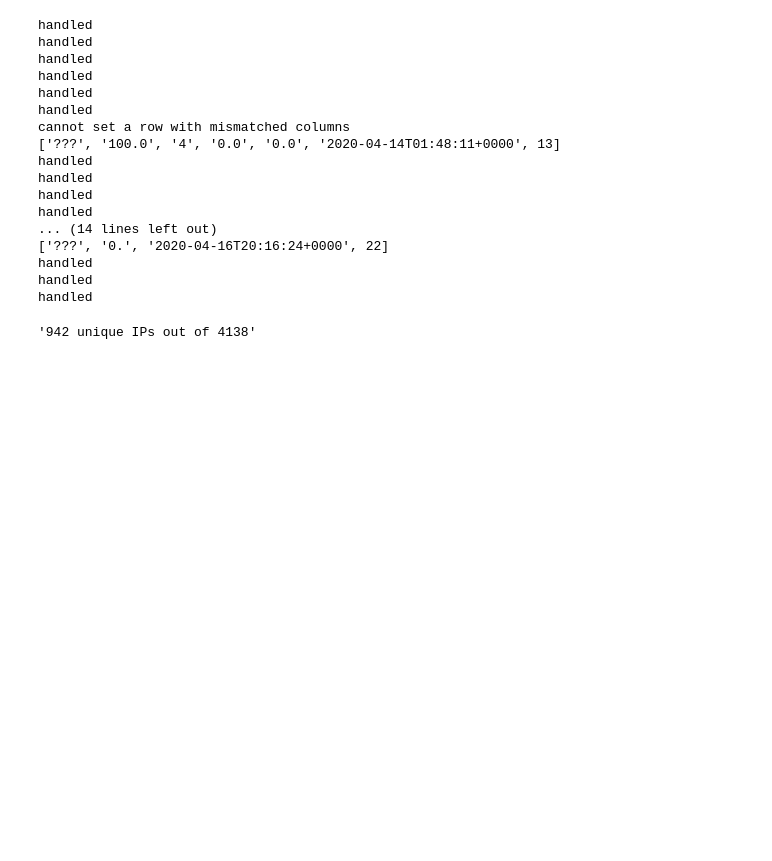
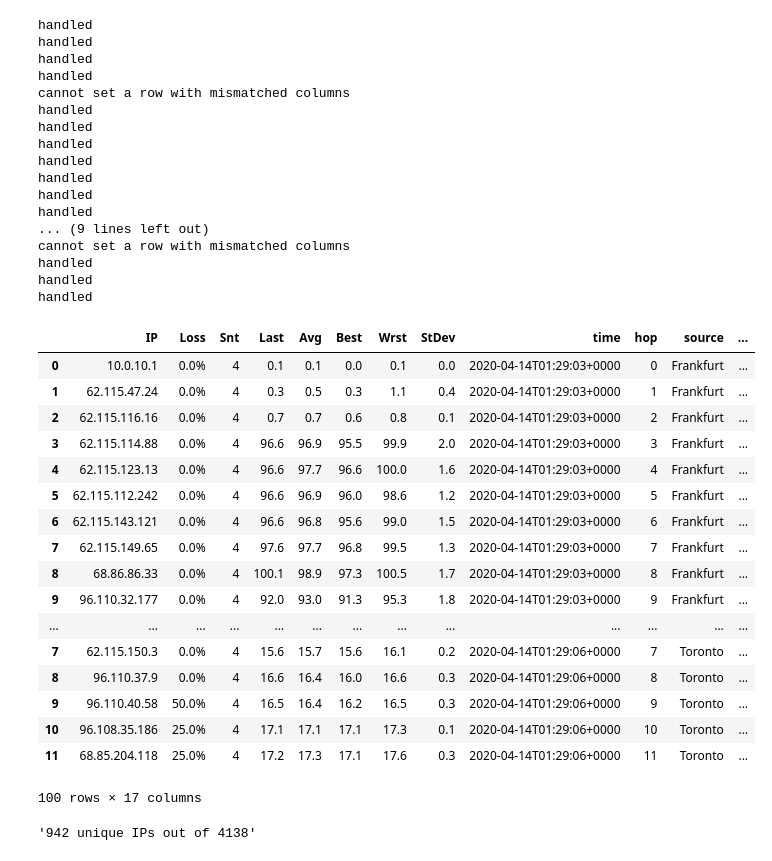
Before and after one commit to liampeng1/NetworksProject, a Jupyter notebook: Project3DataAnalysis.ipynb, the cells around one changed output. Drawn from its saved outputs; the diff is of its cells as text; code cells hidden in the pictures; blank space fills up the shorter version.

Commit message:
added columns to routes_df

```diff
--- a/Project3DataAnalysis.ipynb
+++ b/Project3DataAnalysis.ipynb
@@ -38,22 +36,25 @@ columns = ['IP', 'Loss', 'Snt', 'Last', 'Avg', 'Best', 'Wrst', 'StDev', 'time',
 # %%
 import numpy as np
 # %%
-def append_to_routes_df(traceroutes, routes_df):
-    city_chunks = traceroutes.split('Start')[1:]
-    for j, route in enumerate(city_chunks):
-        route_lines = route.split('\n')
-        time = route_lines[0].split()[1]
-        route_df = pd.DataFrame(columns=columns)
-        lines = route_lines[2:]
-        city_route = [line.split()[1:] for line in lines]
-        for i, line in enumerate(city_route):
-            if len(line) > 1:
-                try:
-                    line.append(time)
-                    line.append(i) # i is order
+def append_to_routes_df(submission, routes_df, route_number):
+    timestamp, email, score, traceroutes, blank1, IP_ISP, zip_code, time_zone, area, blank2 = submission
+    city_chunks = traceroutes.split('Start')
+#     print (city_chunks)
+    for j, route in enumerate(city_chunks[1:]):
+        try:
+            source = cities[j]
+            route_lines = route.split('\n')
+            time = route_lines[0].split()[1]
+            route_df = pd.DataFrame(columns=columns)
+            lines = route_lines[2:]
+            city_route = [line.split()[1:] for line in lines]
+            for i, line in enumerate(city_route):
+                if len(line) > 1:
+                    line = line + [time, i, source, route_number, email, IP_ISP, zip_code, time_zone, area]
+    #                     print (len(line))
                     route_df.loc[i] = line
-                except Exception as e:
-                    print (e)
-                    print (line)
-        routes_df = routes_df.append(route_df)
+            routes_df = routes_df.append(route_df)
+        except Exception as e:
+            print (e)
+        route_number += 1
     return routes_df
@@ -60,30 +65,53 @@ def append_to_routes_df(traceroutes, routes_df):
 # %%
 routes_df = pd.DataFrame(columns=columns)
-for traceroutes in traceroute_data_raw:
+route_number = 0
+for submission in submissions_raw[2:]:
     try:
-        routes_df = append_to_routes_df(traceroutes, routes_df)
+#         print (len(submission))
+        routes_df = append_to_routes_df(submission, routes_df, route_number)
         print ('handled')
     except Exception as e:
         print ('Cannot Handle')
         print (e)
 # %% [output]
+handled
+handled
+handled
+handled
+cannot set a row with mismatched columns
 handled
 handled
 handled
 handled
 handled
 handled
+handled
+... (9 lines left out)
 cannot set a row with mismatched columns
-['???', '100.0', '4', '0.0', '0.0', '2020-04-14T01:48:11+0000', 13]
 handled
 handled
 handled
-handled
-... (14 lines left out)
-['???', '0.', '2020-04-16T20:16:24+0000', 22]
-handled
-handled
-handled
+# %%
+routes_df[:100]
+# %% [output]
+|  | IP | Loss | Snt | Last | Avg | Best | Wrst | StDev | time | hop | source | ... |
+| 0 | 10.0.10.1 | 0.0% | 4 | 0.1 | 0.1 | 0.0 | 0.1 | 0.0 | 2020-04-14T01:29:03+0000 | 0 | Frankfurt | ... |
+| 1 | 62.115.47.24 | 0.0% | 4 | 0.3 | 0.5 | 0.3 | 1.1 | 0.4 | 2020-04-14T01:29:03+0000 | 1 | Frankfurt | ... |
+| 2 | 62.115.116.16 | 0.0% | 4 | 0.7 | 0.7 | 0.6 | 0.8 | 0.1 | 2020-04-14T01:29:03+0000 | 2 | Frankfurt | ... |
+| 3 | 62.115.114.88 | 0.0% | 4 | 96.6 | 96.9 | 95.5 | 99.9 | 2.0 | 2020-04-14T01:29:03+0000 | 3 | Frankfurt | ... |
+| 4 | 62.115.123.13 | 0.0% | 4 | 96.6 | 97.7 | 96.6 | 100.0 | 1.6 | 2020-04-14T01:29:03+0000 | 4 | Frankfurt | ... |
+| 5 | 62.115.112.242 | 0.0% | 4 | 96.6 | 96.9 | 96.0 | 98.6 | 1.2 | 2020-04-14T01:29:03+0000 | 5 | Frankfurt | ... |
+| 6 | 62.115.143.121 | 0.0% | 4 | 96.6 | 96.8 | 95.6 | 99.0 | 1.5 | 2020-04-14T01:29:03+0000 | 6 | Frankfurt | ... |
+| 7 | 62.115.149.65 | 0.0% | 4 | 97.6 | 97.7 | 96.8 | 99.5 | 1.3 | 2020-04-14T01:29:03+0000 | 7 | Frankfurt | ... |
+| 8 | 68.86.86.33 | 0.0% | 4 | 100.1 | 98.9 | 97.3 | 100.5 | 1.7 | 2020-04-14T01:29:03+0000 | 8 | Frankfurt | ... |
+| 9 | 96.110.32.177 | 0.0% | 4 | 92.0 | 93.0 | 91.3 | 95.3 | 1.8 | 2020-04-14T01:29:03+0000 | 9 | Frankfurt | ... |
+| ... | ... | ... | ... | ... | ... | ... | ... | ... | ... | ... | ... | ... |
+| 7 | 62.115.150.3 | 0.0% | 4 | 15.6 | 15.7 | 15.6 | 16.1 | 0.2 | 2020-04-14T01:29:06+0000 | 7 | Toronto | ... |
+| 8 | 96.110.37.9 | 0.0% | 4 | 16.6 | 16.4 | 16.0 | 16.6 | 0.3 | 2020-04-14T01:29:06+0000 | 8 | Toronto | ... |
+| 9 | 96.110.40.58 | 50.0% | 4 | 16.5 | 16.4 | 16.2 | 16.5 | 0.3 | 2020-04-14T01:29:06+0000 | 9 | Toronto | ... |
+| 10 | 96.108.35.186 | 25.0% | 4 | 17.1 | 17.1 | 17.1 | 17.3 | 0.1 | 2020-04-14T01:29:06+0000 | 10 | Toronto | ... |
+| 11 | 68.85.204.118 | 25.0% | 4 | 17.2 | 17.3 | 17.1 | 17.6 | 0.3 | 2020-04-14T01:29:06+0000 | 11 | Toronto | ... |
+100 rows × 17 columns
 # %%
 routes_df.to_csv('routes_df.csv', index=False)
 # %%
```
Also changed, not shown: parts of 5 cells of this notebook, 9 other files.
